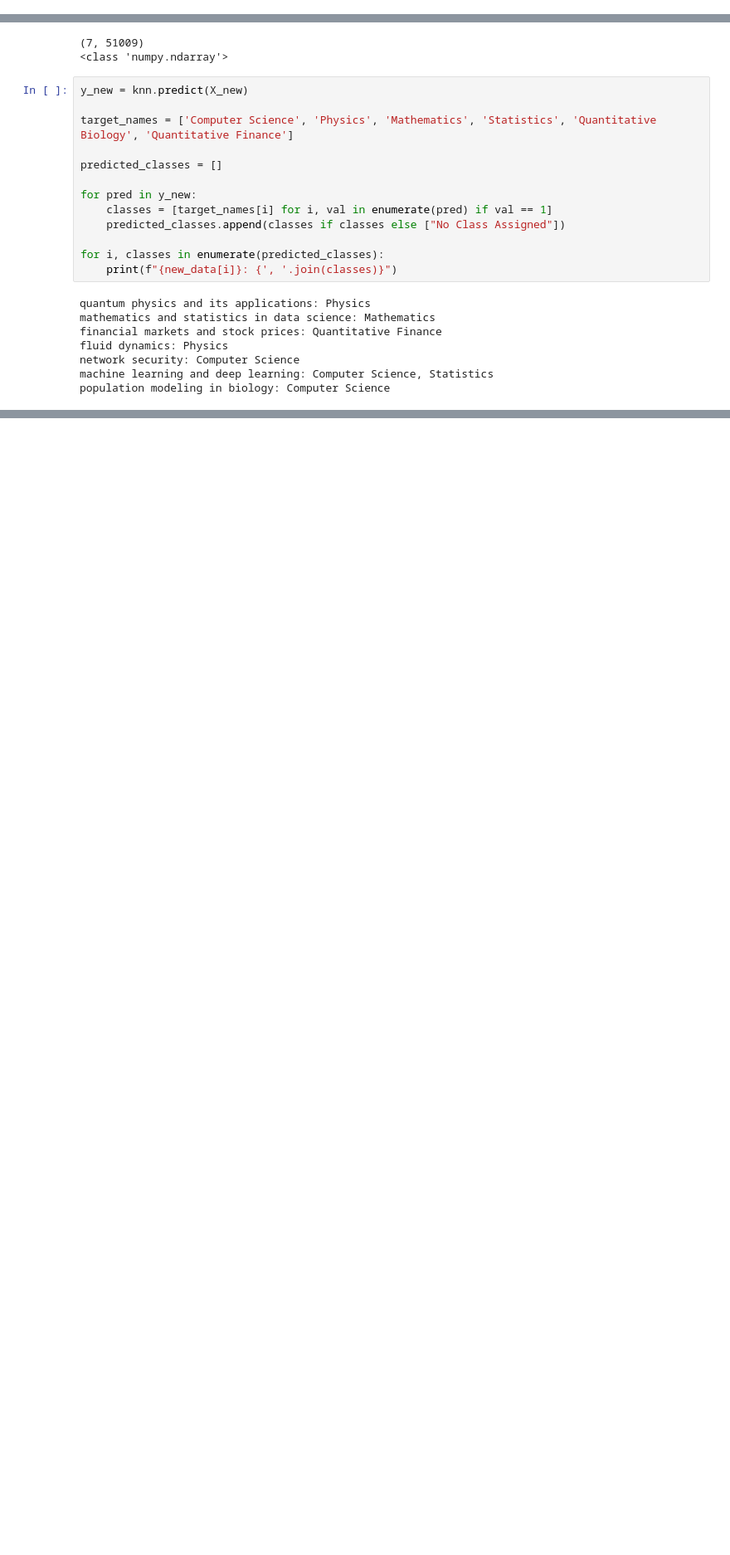
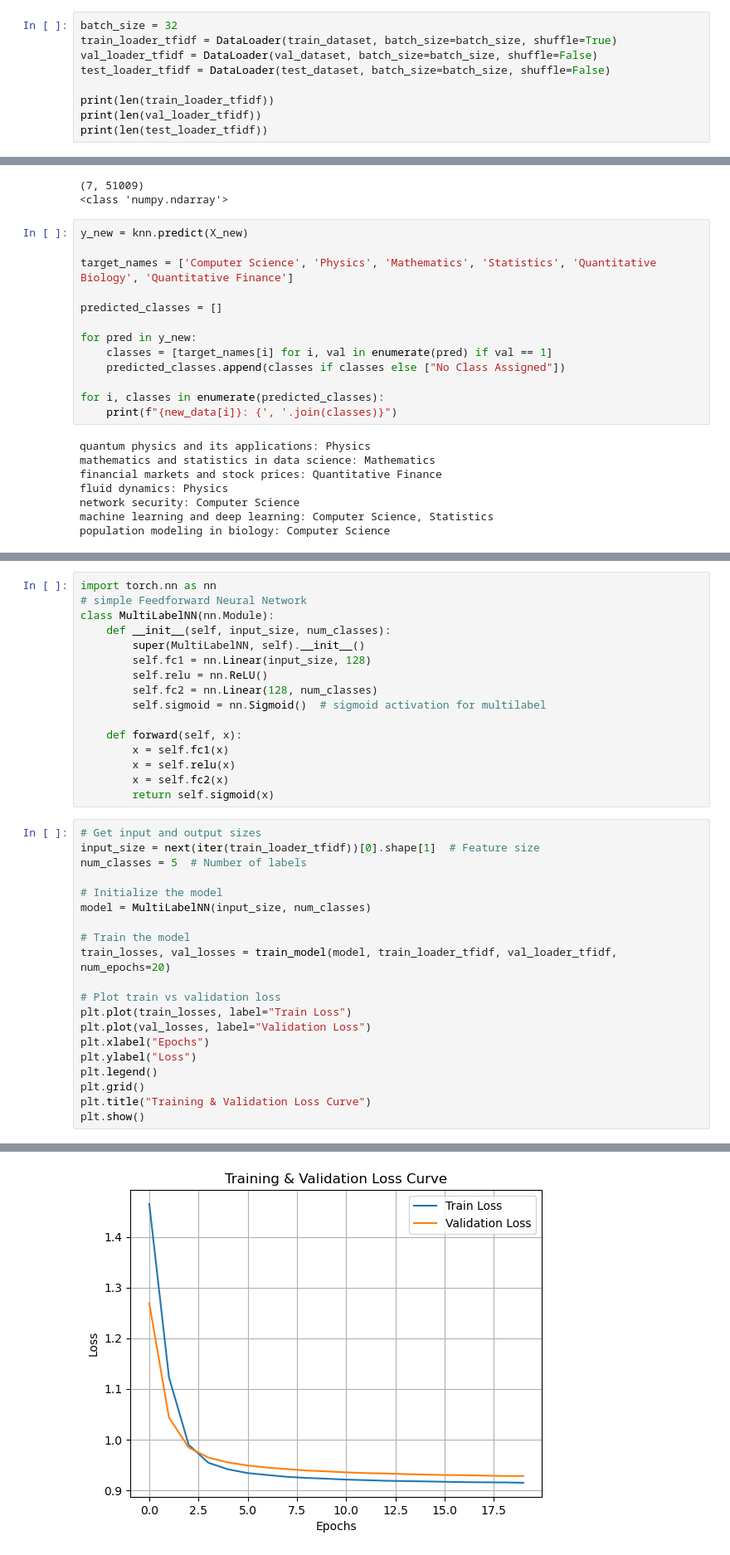
Before and after one commit to AdityaVarunV98/Natural-Language-Processing, a Jupyter notebook: Assignment2/main.ipynb, the cells around one changed output, grey strips where cells are left out. Shown: that part at 83% size. Drawn from its saved outputs; the diff is of its cells as text; blank space fills up the shorter version.

Commit message:
Model 1,2 for Dataset 2

```diff
--- a/Assignment2/main.ipynb
+++ b/Assignment2/main.ipynb
@@ -274,0 +501,9 @@ print(len(test_loader_tfidf))
+# %%
+batch_size = 32
+train_loader_tfidf = DataLoader(train_dataset, batch_size=batch_size, shuffle=True)
+val_loader_tfidf = DataLoader(val_dataset, batch_size=batch_size, shuffle=False)
+test_loader_tfidf = DataLoader(test_dataset, batch_size=batch_size, shuffle=False)
+
+print(len(train_loader_tfidf))
+print(len(val_loader_tfidf))
+print(len(test_loader_tfidf))
@@ -657,0 +946,37 @@ population modeling in biology: Computer Science
+# %%
+import torch.nn as nn
+# simple Feedforward Neural Network
+class MultiLabelNN(nn.Module):
+    def __init__(self, input_size, num_classes):
+        super(MultiLabelNN, self).__init__()
+        self.fc1 = nn.Linear(input_size, 128)
+        self.relu = nn.ReLU()
+        self.fc2 = nn.Linear(128, num_classes)
+        self.sigmoid = nn.Sigmoid()  # sigmoid activation for multilabel
+
+    def forward(self, x):
+        x = self.fc1(x)
+        x = self.relu(x)
+        x = self.fc2(x)
+        return self.sigmoid(x)
+# %%
+# Get input and output sizes
+input_size = next(iter(train_loader_tfidf))[0].shape[1]  # Feature size
+num_classes = 5  # Number of labels
+
+# Initialize the model
+model = MultiLabelNN(input_size, num_classes)
+
+# Train the model
+train_losses, val_losses = train_model(model, train_loader_tfidf, val_loader_tfidf, num_epochs=20)
+
+# Plot train vs validation loss
+plt.plot(train_losses, label="Train Loss")
+plt.plot(val_losses, label="Validation Loss")
+plt.xlabel("Epochs")
+plt.ylabel("Loss")
+plt.legend()
+plt.grid()
+plt.title("Training & Validation Loss Curve")
+plt.show()
+# %% [output]
@@ -657,0 +1003 @@ population modeling in biology: Computer Science
+[figure, added]
```
Also changed, not shown: parts of 36 cells of this notebook.
